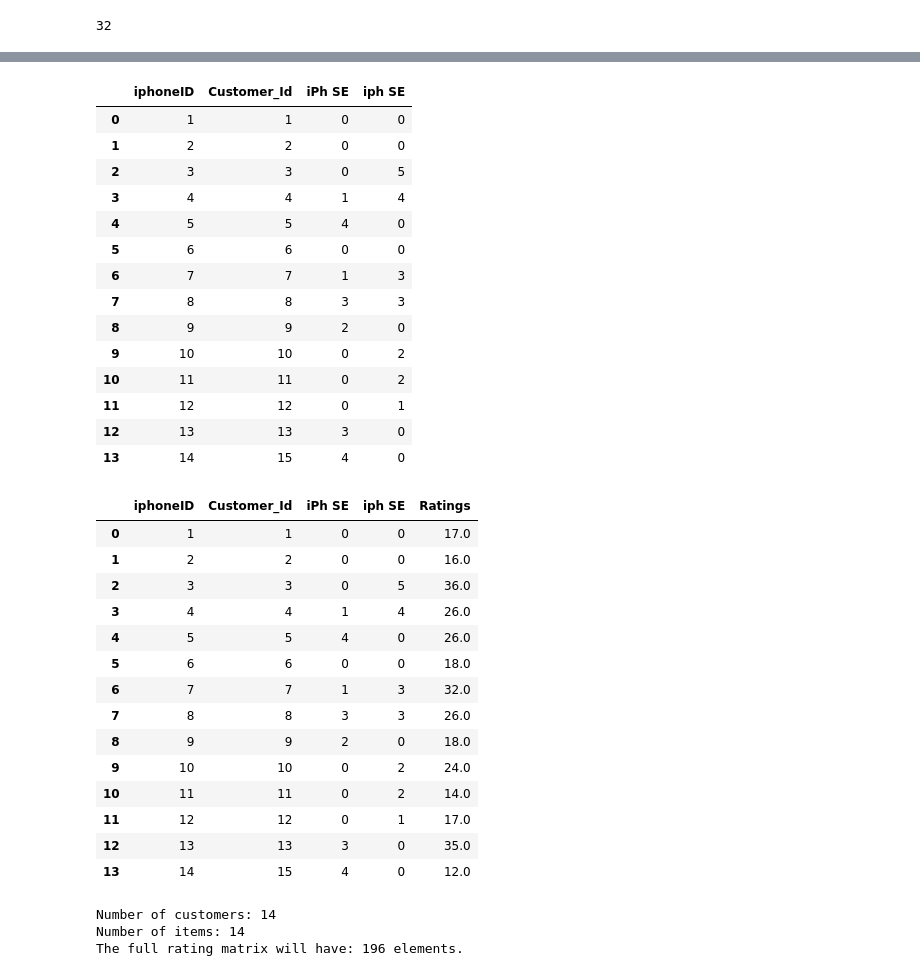
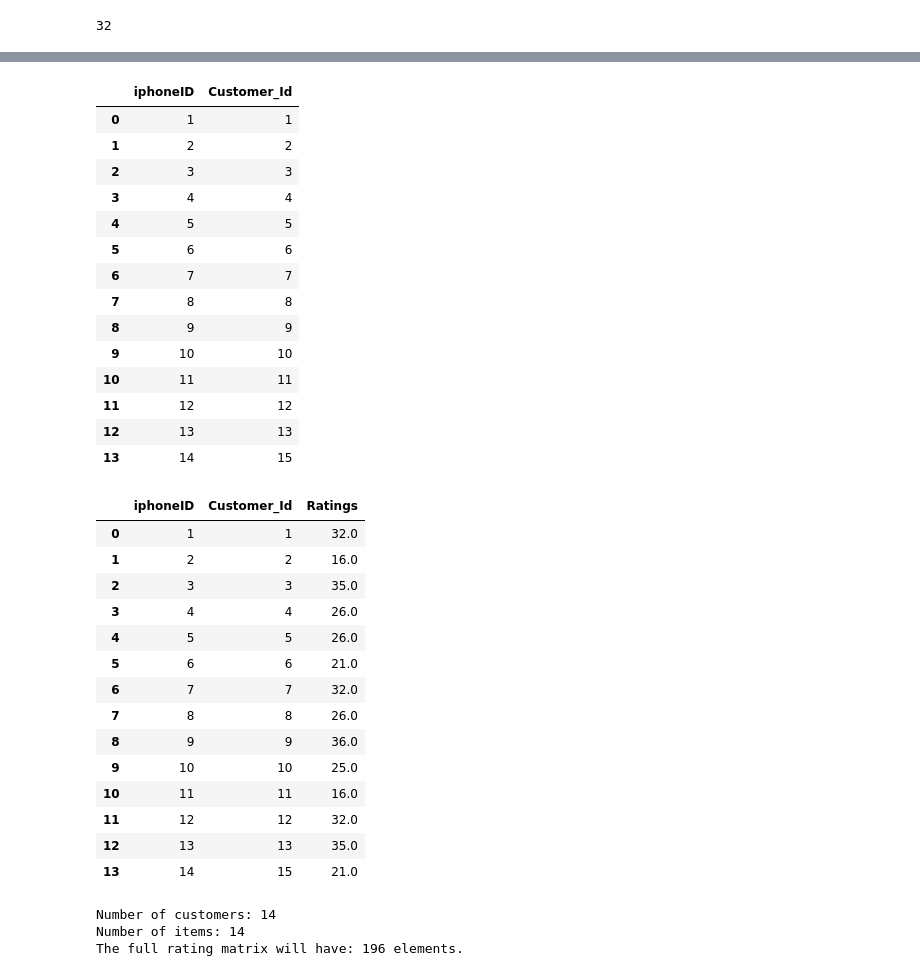
Before and after one commit to Joann076/Assignment-2, a Jupyter notebook: Recomendation_system (2).ipynb, the cells around one changed output, grey strips where cells are left out. Drawn from its saved outputs; the diff is of its cells as text; code cells hidden in the pictures.

```diff
--- a/Recomendation_system (2).ipynb
+++ b/Recomendation_system (2).ipynb
@@ -150,5 +132,5 @@ df3['iPh SE'].sum()
 # %%
-itemdf = pd.read_csv("iphoneData.csv")
+itemdf = pd.read_csv("iphoneDatta.csv")
 itemdf.drop(["Name","GB","Price","Color"], axis = 1, inplace = True)
 itemdf
 # %% [output]
@@ -171,7 +152,7 @@ itemdf
 # %%
 
 dropdf = pd.read_csv('Cust_Infor.csv')
-dropdf.drop(["iPh 11","iPh 13", "iPh XS","iPh 10","iph 11","iPh 8 pro","iPh 12 pro","iPh X pro","iPh 7S"], axis = 1, inplace = True)
+dropdf.drop(["iPh 11","iPh 13", "iPh XS","iPh 10","iph 11","iPh 8 pro","iPh 12 pro","iPh X pro",], axis = 1, inplace = True)
 
 dropdf
 # %% [output]
@@ -194,45 +175,45 @@ dropdf
 new_table= pd.merge(itemdf, dropdf, left_index=True, right_index=True)
 new_table
 # %% [output]
-|  | iphoneID | Customer_Id | iPh SE | iph SE |
-| 0 | 1 | 1 | 0 | 0 |
-| 1 | 2 | 2 | 0 | 0 |
-| 2 | 3 | 3 | 0 | 5 |
-| 3 | 4 | 4 | 1 | 4 |
-| 4 | 5 | 5 | 4 | 0 |
-| 5 | 6 | 6 | 0 | 0 |
-| 6 | 7 | 7 | 1 | 3 |
-| 7 | 8 | 8 | 3 | 3 |
-| 8 | 9 | 9 | 2 | 0 |
-| 9 | 10 | 10 | 0 | 2 |
-| 10 | 11 | 11 | 0 | 2 |
-| 11 | 12 | 12 | 0 | 1 |
-| 12 | 13 | 13 | 3 | 0 |
-| 13 | 14 | 15 | 4 | 0 |
+|  | iphoneID | Customer_Id |
+| 0 | 1 | 1 |
+| 1 | 2 | 2 |
+| 2 | 3 | 3 |
+| 3 | 4 | 4 |
+| 4 | 5 | 5 |
+| 5 | 6 | 6 |
+| 6 | 7 | 7 |
+| 7 | 8 | 8 |
+| 8 | 9 | 9 |
+| 9 | 10 | 10 |
+| 10 | 11 | 11 |
+| 11 | 12 | 12 |
+| 12 | 13 | 13 |
+| 13 | 14 | 15 |
 # %%
 from ast import Assign
 from IPython.core.prefilter import AssignmentChecker
 
 
-insertDf = pd.read_csv("iphoneData.csv")
-insertDf= new_table.assign(Ratings= [17.00,16.00,36.00,26.00,26.00,18.00,32.00,26.00,18.00,24.00,14.00,17.00,35.00,12.00])
+insertDf = pd.read_csv("iphoneDatta.csv")
+insertDf= new_table.assign(Ratings= [32.00,16.00,35.00,26.00,26.00,32.00,32.00,26.00,36.00,26.00,21  .00,32.00,35.00,21.00])
 insertDf
 # %% [output]
-|  | iphoneID | Customer_Id | iPh SE | iph SE | Ratings |
-| 0 | 1 | 1 | 0 | 0 | 17.0 |
-| 1 | 2 | 2 | 0 | 0 | 16.0 |
-| 2 | 3 | 3 | 0 | 5 | 36.0 |
-| 3 | 4 | 4 | 1 | 4 | 26.0 |
-| 4 | 5 | 5 | 4 | 0 | 26.0 |
-| 5 | 6 | 6 | 0 | 0 | 18.0 |
-| 6 | 7 | 7 | 1 | 3 | 32.0 |
-| 7 | 8 | 8 | 3 | 3 | 26.0 |
-| 8 | 9 | 9 | 2 | 0 | 18.0 |
-| 9 | 10 | 10 | 0 | 2 | 24.0 |
-| 10 | 11 | 11 | 0 | 2 | 14.0 |
-| 11 | 12 | 12 | 0 | 1 | 17.0 |
-| 12 | 13 | 13 | 3 | 0 | 35.0 |
-| 13 | 14 | 15 | 4 | 0 | 12.0 |
+|  | iphoneID | Customer_Id | Ratings |
+| 0 | 1 | 1 | 32.0 |
+| 1 | 2 | 2 | 16.0 |
+| 2 | 3 | 3 | 35.0 |
+| 3 | 4 | 4 | 26.0 |
+| 4 | 5 | 5 | 26.0 |
+| 5 | 6 | 6 | 21.0 |
+| 6 | 7 | 7 | 32.0 |
+| 7 | 8 | 8 | 26.0 |
+| 8 | 9 | 9 | 36.0 |
+| 9 | 10 | 10 | 25.0 |
+| 10 | 11 | 11 | 16.0 |
+| 11 | 12 | 12 | 32.0 |
+| 12 | 13 | 13 | 35.0 |
+| 13 | 14 | 15 | 21.0 |
 # %%
 iphoneName = dataInfo_df.set_index('iphoneID')['Name'].to_dict()
 no_Customers = len(insertDf.Customer_Id.unique())
```
Also changed, not shown: parts of 29 cells of this notebook.
